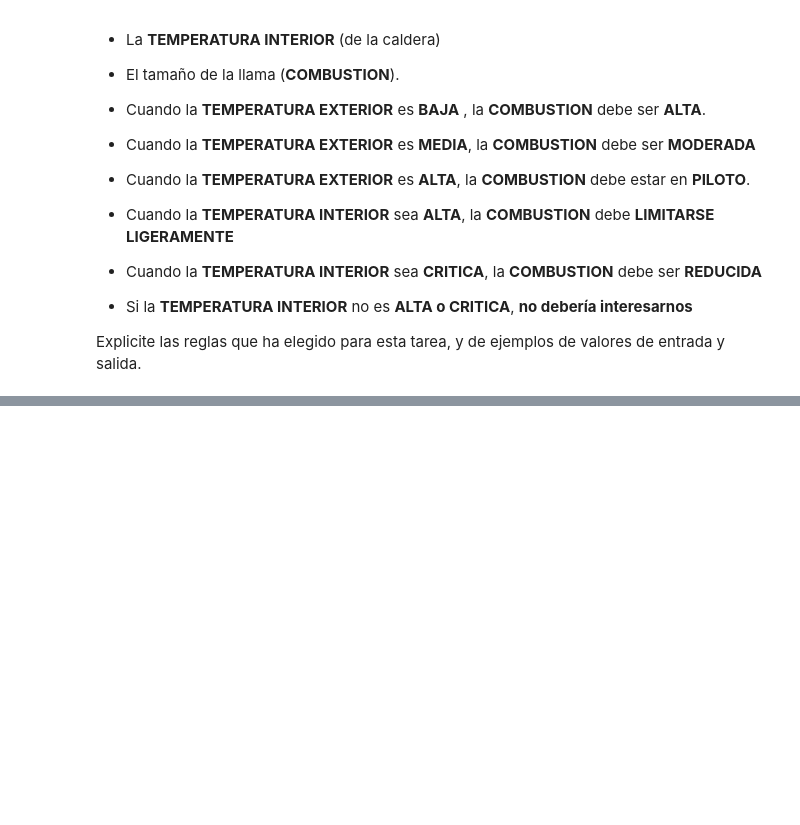
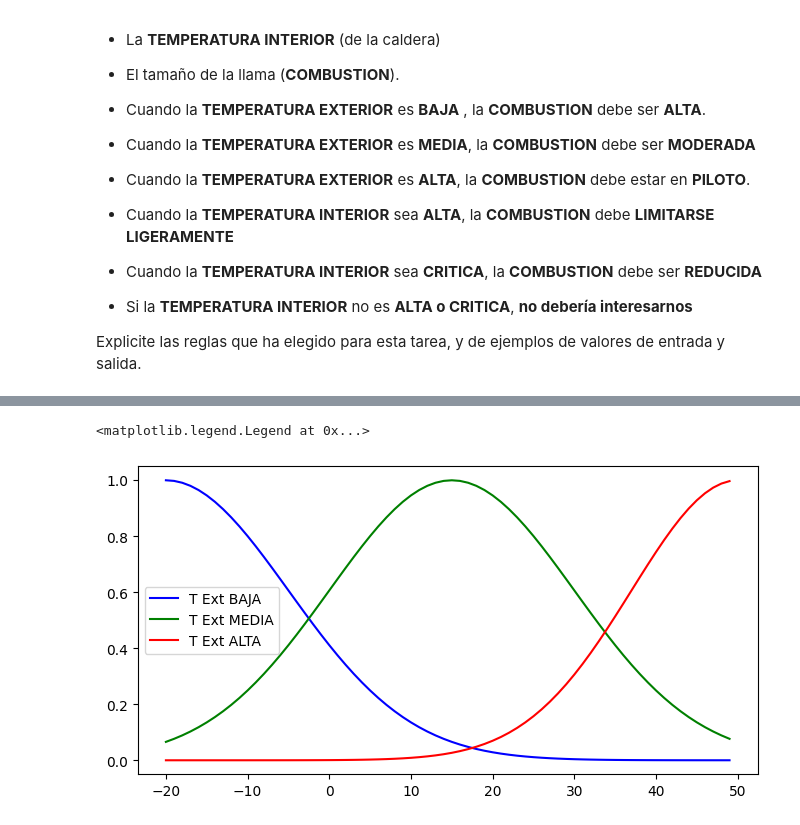
Before and after one commit to facundodelga/TP-IA-sugeno, a Jupyter notebook: MamdaniTP.ipynb, the cells around one changed output, grey strips where cells are left out. Drawn from its saved outputs; the diff is of its cells as text; code cells hidden in the pictures; blank space fills up the shorter version.

```diff
--- a/MamdaniTP.ipynb
+++ b/MamdaniTP.ipynb
@@ -23,18 +30,25 @@ import matplotlib.pyplot as plt
 import skfuzzy as fuzz
 # %%
 #Rango de variables de entrada
-t_ext = np.arrange(-20, 50, 1)
-t_int = np.arrange(30, 100, 1)
+t_ext = np.arange(-20, 50, 1)
+t_int = np.arange(30, 100, 1)
 
 #Rango de variable de salida
-combustion = np.arrange(-5,10)
-
-#Funcion de pertenencia de temperatura exterior
-t_ext_baja = fuzz.gaussmf(t_ext,[-20,10])
-t_ext_media = fuzz.gaussmf(t_ext,[11,22])
-t_ext_alta = fuzz.gaussmf(t_ext,[23,50])
-
-#Funcion de pertenencia de temperatura interior
-t_int_baja = fuzz.gaussmf(t_int,[30,50])
-t_int_alta = fuzz.gaussmf(t_int,[51,70])
-t_int_critica = fuzz.gaussmf(t_int,[71,100])
+combustion = np.arange(0,100,1)
+# %%
+#Funcion de pertenencia de temperatura exterior
+t_ext_baja = fuzz.gaussmf(t_ext,-20,15)
+t_ext_media = fuzz.gaussmf(t_ext,15,15)
+t_ext_alta = fuzz.gaussmf(t_ext,50,13)
+
+
+#Grafico funciones de pertenencia
+fig, ax = plt.subplots(nrows=1, figsize=(8, 4)) #Objeto del grafico
+
+ax.plot(t_ext,t_ext_baja, color = "blue", label = "T Ext BAJA")
+ax.plot(t_ext,t_ext_media, color = "green", label = "T Ext MEDIA")
+ax.plot(t_ext,t_ext_alta, color = "red", label = "T Ext ALTA")
+ax.legend()
+# %% [output]
+<matplotlib.legend.Legend at 0x...>
+[figure, added]
```
Also changed, not shown: parts of 6 cells of this notebook.
